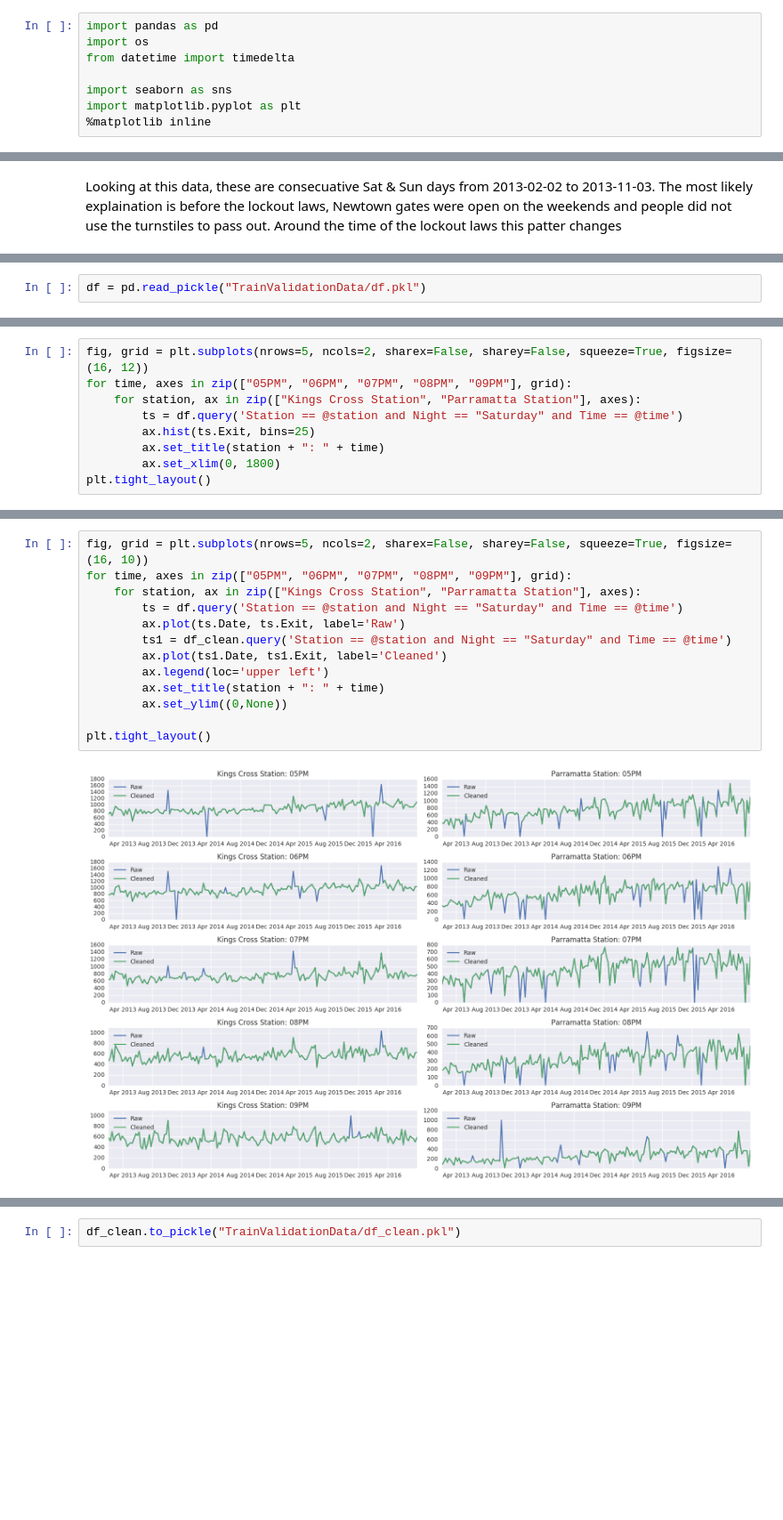
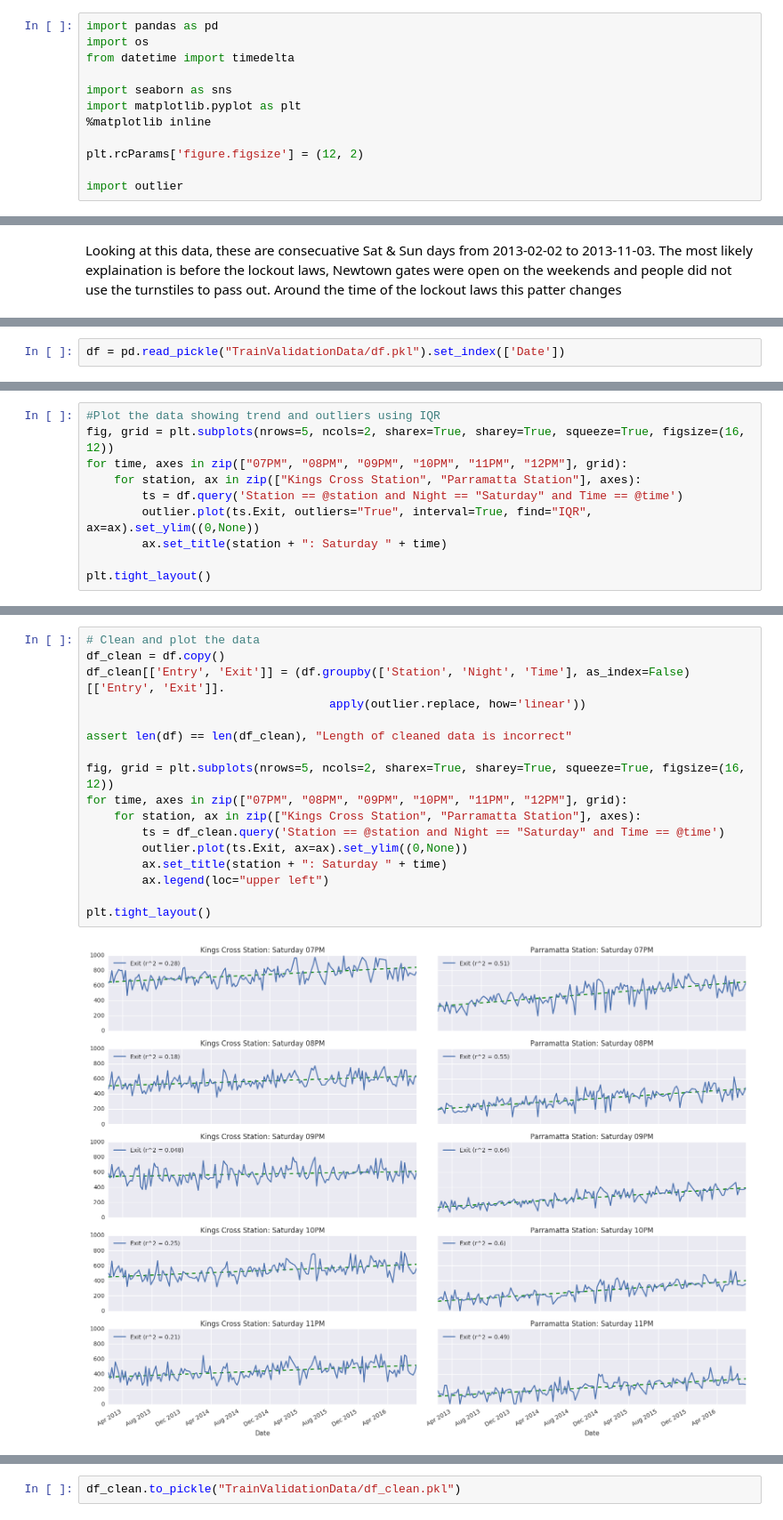
Before and after one commit to Kevin-McIsaac/Nightlife, a Jupyter notebook: Train Validation Data Exploratory Data Analysis.ipynb, the cells around one changed output, grey strips where cells are left out. Shown at 89% size. Cells and saved outputs as stored; diff of their text form; blank space fills up the shorter version.

Commit message:
use new outlier functions

```diff
--- a/Train Validation Data Exploratory Data Analysis.ipynb
+++ b/Train Validation Data Exploratory Data Analysis.ipynb
@@ -6,6 +6,10 @@ from datetime import timedelta
 import seaborn as sns
 import matplotlib.pyplot as plt
 %matplotlib inline
+
+plt.rcParams['figure.figsize'] = (12, 2)
+
+import outlier
 # %% [markdown]
 This data was provided by Transport for NSW. It is the train turnstile "validation" data from 2013 to June 2016.
 
@@ -126,2 +163,2 @@ Looking at histograms of Kings Cross and Parramatta at 5pm, 6pm and 7pm on Satur
 # %%
-df = pd.read_pickle("TrainValidationData/df.pkl")
+df = pd.read_pickle("TrainValidationData/df.pkl").set_index(['Date'])
@@ -128,10 +170,11 @@ df = pd.read_pickle("TrainValidationData/df.pkl")
 # %%
-fig, grid = plt.subplots(nrows=5, ncols=2, sharex=False, sharey=False, squeeze=True, figsize=(16, 12))
-for time, axes in zip(["05PM", "06PM", "07PM", "08PM", "09PM"], grid):
+#Plot the data showing trend and outliers using IQR
+fig, grid = plt.subplots(nrows=5, ncols=2, sharex=True, sharey=True, squeeze=True, figsize=(16, 12))
+for time, axes in zip(["07PM", "08PM", "09PM", "10PM", "11PM", "12PM"], grid):
     for station, ax in zip(["Kings Cross Station", "Parramatta Station"], axes):
         ts = df.query('Station == @station and Night == "Saturday" and Time == @time')
-        ax.hist(ts.Exit, bins=25)
-        ax.set_title(station + ": " + time)
-        ax.set_xlim(0, 1800)
+        outlier.plot(ts.Exit, outliers="True", interval=True, find="IQR", ax=ax).set_ylim((0,None))
+        ax.set_title(station + ": Saturday " + time)
+
 plt.tight_layout()
 # %% [output]
@@ -185,15 +184,19 @@ A quick inspection shows the cleaning processes has worked well.
 # %%
-fig, grid = plt.subplots(nrows=5, ncols=2, sharex=False, sharey=False, squeeze=True, figsize=(16, 10))
-for time, axes in zip(["05PM", "06PM", "07PM", "08PM", "09PM"], grid):
+# Clean and plot the data
+df_clean = df.copy()
+df_clean[['Entry', 'Exit']] = (df.groupby(['Station', 'Night', 'Time'], as_index=False)[['Entry', 'Exit']].
+                                   apply(outlier.replace, how='linear'))
+
+assert len(df) == len(df_clean), "Length of cleaned data is incorrect"
+
+fig, grid = plt.subplots(nrows=5, ncols=2, sharex=True, sharey=True, squeeze=True, figsize=(16, 12))
+for time, axes in zip(["07PM", "08PM", "09PM", "10PM", "11PM", "12PM"], grid):
     for station, ax in zip(["Kings Cross Station", "Parramatta Station"], axes):
-        ts = df.query('Station == @station and Night == "Saturday" and Time == @time')
-        ax.plot(ts.Date, ts.Exit, label='Raw')
-        ts1 = df_clean.query('Station == @station and Night == "Saturday" and Time == @time')
-        ax.plot(ts1.Date, ts1.Exit, label='Cleaned')
-        ax.legend(loc='upper left')
-        ax.set_title(station + ": " + time)
-        ax.set_ylim((0,None))
+        ts = df_clean.query('Station == @station and Night == "Saturday" and Time == @time')
+        outlier.plot(ts.Exit, ax=ax).set_ylim((0,None))
+        ax.set_title(station + ": Saturday " + time)
+        ax.legend(loc="upper left")
 
 plt.tight_layout()
 # %% [output]
-[figure, old version]
+[figure, new version]
```
Also changed, not shown: parts of 44 cells of this notebook.
